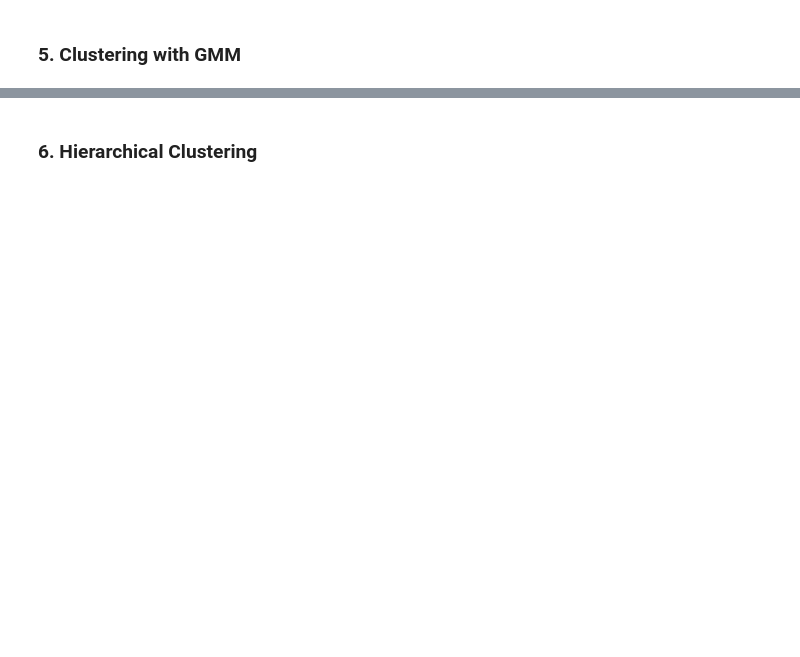
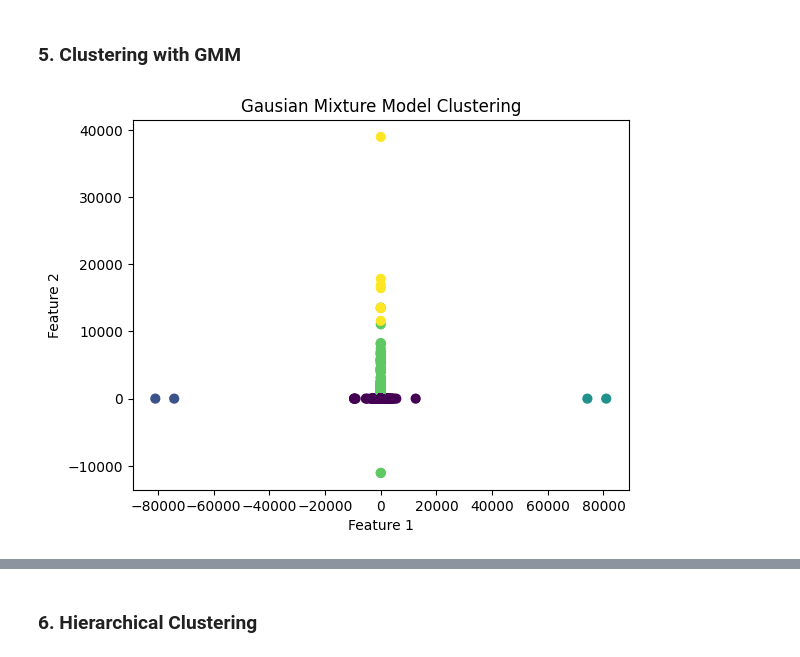
Before and after one commit to WamzMwangi/Unsupervised_Machine_Learning, a Jupyter notebook: Week2_Clustering/Customer_Segmentation_Project.ipynb, the cells around one changed output, grey strips where cells are left out. Drawn from its saved outputs; the diff is of its cells as text; code cells hidden in the pictures; blank space fills up the shorter version.

```diff
--- a/Week2_Clustering/Customer_Segmentation_Project.ipynb
+++ b/Week2_Clustering/Customer_Segmentation_Project.ipynb
@@ -280,2 +128,17 @@ plt.show()
 # %% [markdown]
 ### 5. Clustering with GMM
+# %%
+#import libraries
+from sklearn.mixture import GaussianMixture
+gmm=GaussianMixture(n_components=5,random_state=42)
+gmm.fit(df)
+labels = gmm.predict(df)
+# %%
+# Plot the data with the cluster assignments
+plt.scatter(df['Quantity'], df['UnitPrice'], c=labels, s=40, cmap='viridis')
+plt.title("Gausian Mixture Model Clustering")
+plt.xlabel("Feature 1")
+plt.ylabel("Feature 2")
+plt.show()
+# %% [output]
+[figure, added]
```
Also changed, not shown: parts of 38 cells of this notebook.
